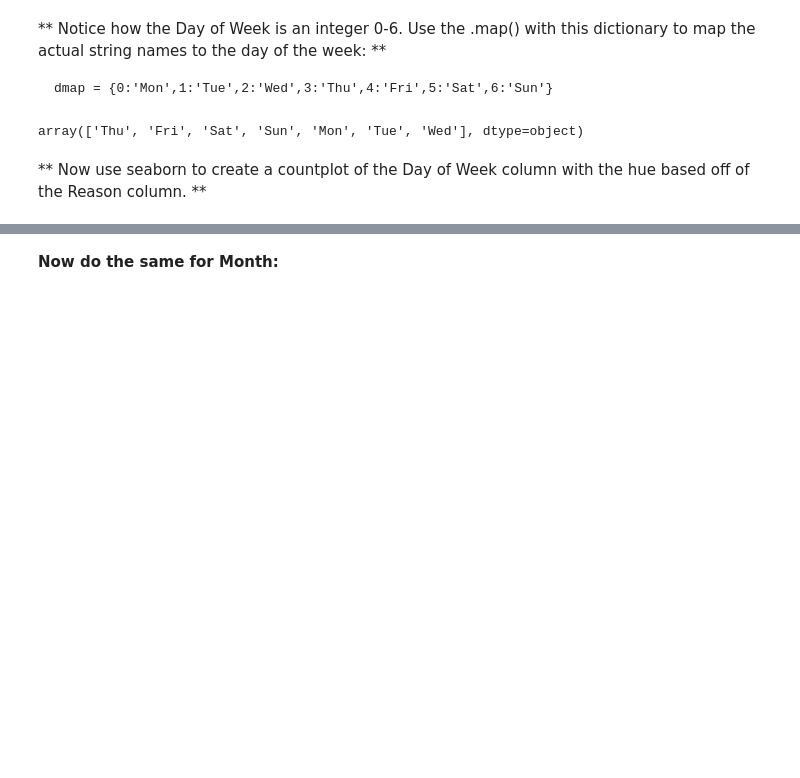
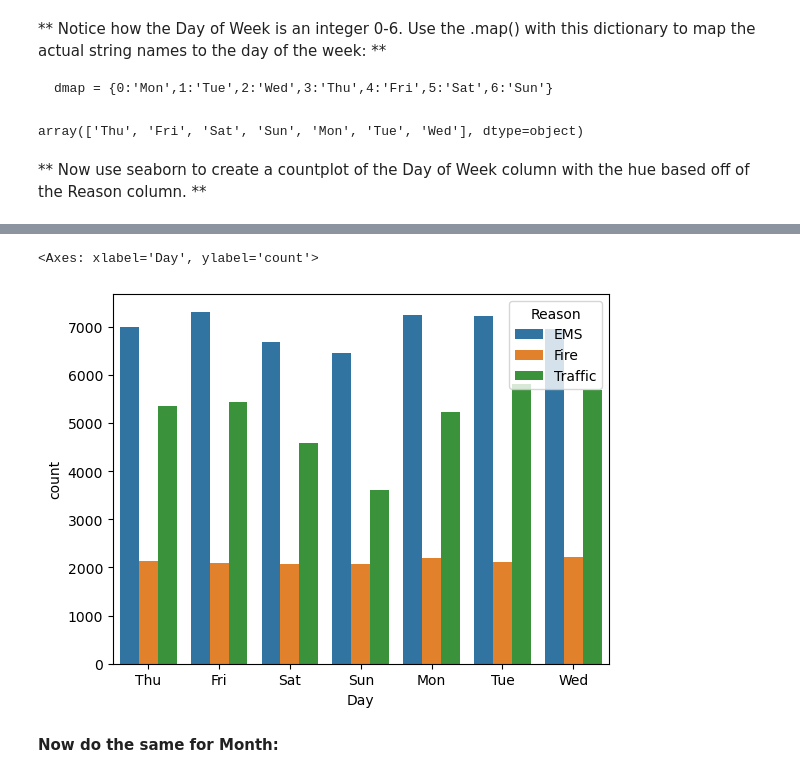
Before and after one commit to ritxsh7/data-visualisation, a Jupyter notebook: capstones/911calls.ipynb, the cells around one changed output, grey strips where cells are left out. Drawn from its saved outputs; the diff is of its cells as text; code cells hidden in the pictures; blank space fills up the shorter version.

```diff
--- a/capstones/911calls.ipynb
+++ b/capstones/911calls.ipynb
@@ -182,7 +160,7 @@ df[['Hour','Month', 'Day']].head()
 | 4 | 17 | 12 | 3 |
 # %%
 dmap = {0:'Mon',1:'Tue',2:'Wed',3:'Thu',4:'Fri',5:'Sat',6:'Sun'}
-df['Day'] = df['Day'].apply(lambda x: x.day_of_week)
+df['Day'] = df['timeStamp'].apply(lambda x: dmap[x.day_of_week])
 # %% [markdown]
 ** Notice how the Day of Week is an integer 0-6. Use the .map() with this dictionary to map the actual string names to the day of the week: **
 
@@ -200,2 +174,7 @@ array(['Thu', 'Fri', 'Sat', 'Sun', 'Mon', 'Tue', 'Wed'], dtype=object)
+# %%
+sns.countplot(data=df, x='Day',hue='Reason')
+# %% [output]
+<Axes: xlabel='Day', ylabel='count'>
+[figure, added]
 # %% [markdown]
 **Now do the same for Month:**
```
Also changed, not shown: parts of 30 cells of this notebook.
